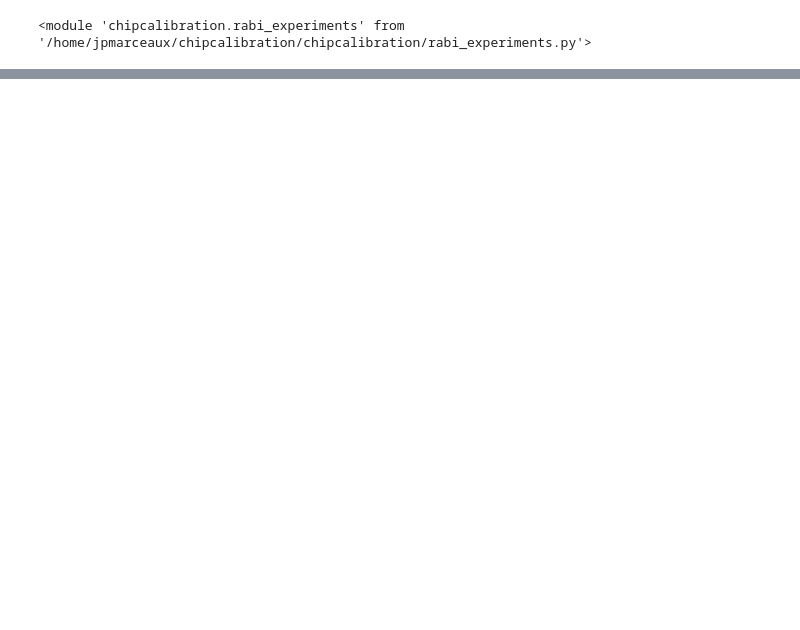
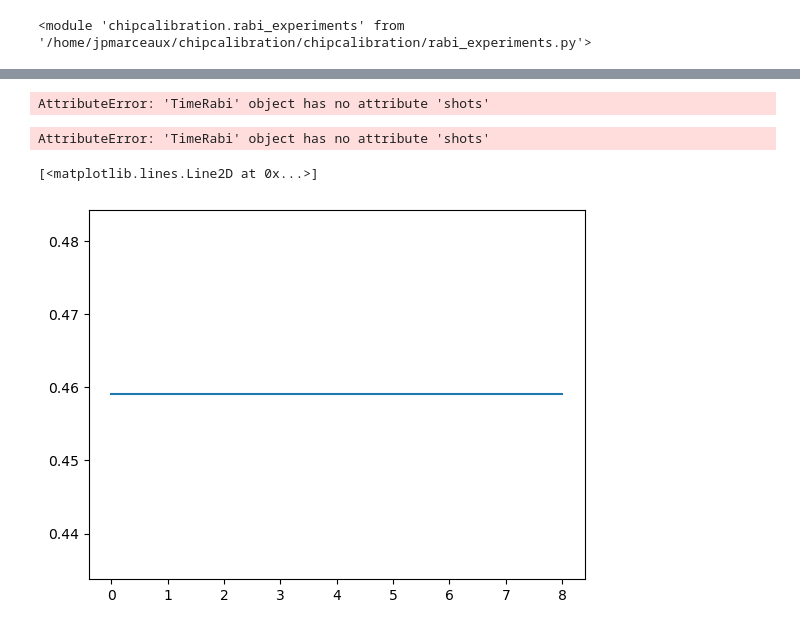
Before and after one commit to xianChunZeng/lblQubic, a Jupyter notebook: notebooks/time_rabi_calibration.ipynb, the cells around one changed output, grey strips where cells are left out. Cells and saved outputs as stored; diff of their text form; code cells hidden in the pictures; blank space fills up the shorter version.

```diff
--- a/notebooks/time_rabi_calibration.ipynb
+++ b/notebooks/time_rabi_calibration.ipynb
@@ -75,0 +231,14 @@ done scheduling
+# %%
+trabi._fit_data(trabi.shots)
+# %% [output]
+AttributeError: 'TimeRabi' object has no attribute 'shots'
+# %%
+shots = trabi.shots
+avg_response = np.average(shots['Q1'], axis=1)
+# %% [output]
+AttributeError: 'TimeRabi' object has no attribute 'shots'
+# %%
+plt.plot(avg_response)
+# %% [output]
+[<matplotlib.lines.Line2D at 0x...>]
+[figure, added]
```
Also changed, not shown: parts of 23 cells of this notebook, 1 other file.
